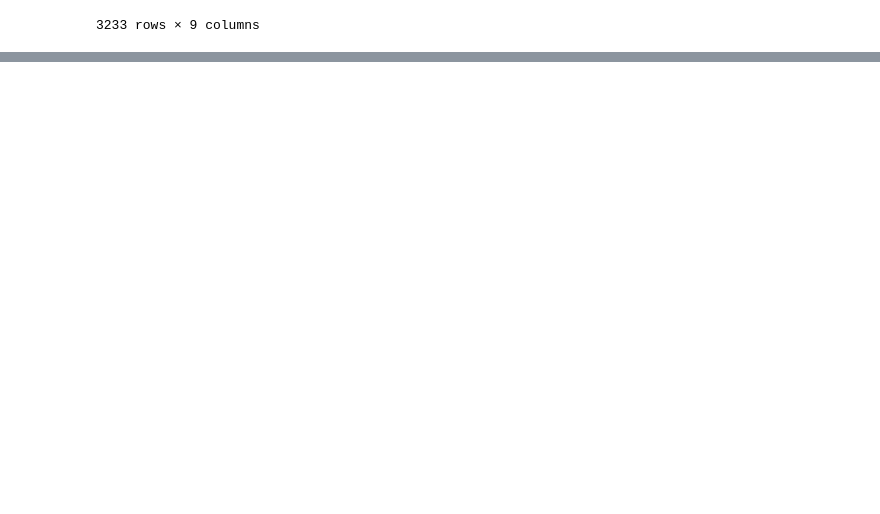
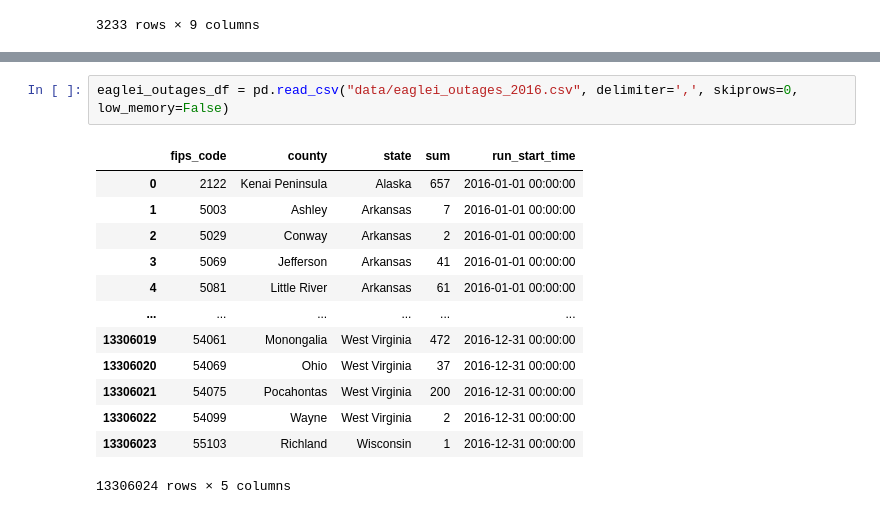
Before and after one commit to secondspass/power_outages_medically_vulnerable_populations, a Jupyter notebook: main.ipynb, the cells around one changed output, grey strips where cells are left out. Saved outputs shown, nothing was run; the diff lists cells and outputs as text; blank space fills up the shorter version.

```diff
--- a/main.ipynb
+++ b/main.ipynb
@@ -267,0 +323,16 @@ Learning what you have learned about filtering data and plotting with pandas, ca
+# %%
+eaglei_outages_df = pd.read_csv("data/eaglei_outages_2016.csv", delimiter=',', skiprows=0, low_memory=False)
+# %% [output]
+|  | fips_code | county | state | sum | run_start_time |
+| 0 | 2122 | Kenai Peninsula | Alaska | 657 | 2016-01-01 00:00:00 |
+| 1 | 5003 | Ashley | Arkansas | 7 | 2016-01-01 00:00:00 |
+| 2 | 5029 | Conway | Arkansas | 2 | 2016-01-01 00:00:00 |
+| 3 | 5069 | Jefferson | Arkansas | 41 | 2016-01-01 00:00:00 |
+| 4 | 5081 | Little River | Arkansas | 61 | 2016-01-01 00:00:00 |
+| ... | ... | ... | ... | ... | ... |
+| 13306019 | 54061 | Monongalia | West Virginia | 472 | 2016-12-31 00:00:00 |
+| 13306020 | 54069 | Ohio | West Virginia | 37 | 2016-12-31 00:00:00 |
+| 13306021 | 54075 | Pocahontas | West Virginia | 200 | 2016-12-31 00:00:00 |
+| 13306022 | 54099 | Wayne | West Virginia | 2 | 2016-12-31 00:00:00 |
+| 13306023 | 55103 | Richland | Wisconsin | 1 | 2016-12-31 00:00:00 |
+13306024 rows × 5 columns
```
Also changed, not shown: parts of 29 cells of this notebook.
